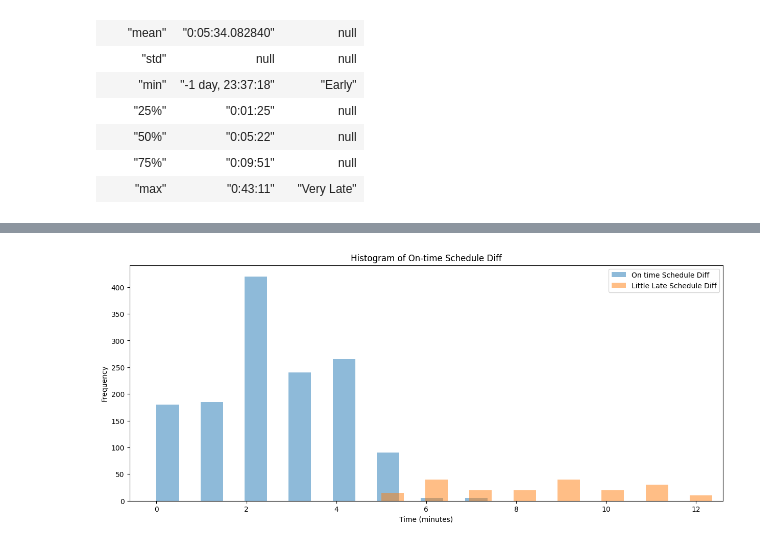
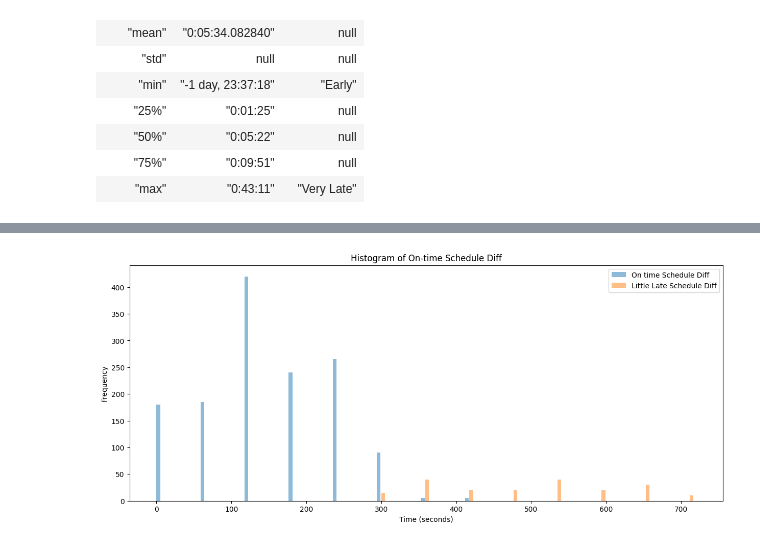
Before and after one commit to shaivilp/Research-Rookies, a Jupyter notebook: data_visualization/predictions.ipynb, the cells around one changed output, grey strips where cells are left out. Saved outputs shown, nothing was run; the diff lists cells and outputs as text; code cells hidden in the pictures.

Commit message:
fix: Made the intersection histogram better to look at. feat: Started looking at what data is overlapping by scheduleDiff

```diff
--- a/data_visualization/predictions.ipynb
+++ b/data_visualization/predictions.ipynb
@@ -329,27 +329,27 @@ shape: (4, 5)
 # %%
 #Pull data for on time and little late statuses
 on_time_data = data.filter(pl.col('statusName') == 'On Time')
 little_late_data = data.filter(pl.col('statusName') == 'Little Late')
 
-#Convert the scheduleDiff to minutes
+#Convert the scheduleDiff to scheduleDiff_seconds
 on_time_data = on_time_data.with_columns(
-    (pl.col("scheduleDiff").dt.total_seconds() / 60).alias("scheduleDiff_minutes")
+    (pl.col("scheduleDiff").dt.total_seconds()).alias("scheduleDiff_seconds")
 )
 
 little_late_data = little_late_data.with_columns(
-    (pl.col("scheduleDiff").dt.total_seconds() / 60).alias("scheduleDiff_minutes")
+    (pl.col("scheduleDiff").dt.total_seconds()).alias("scheduleDiff_seconds")
 )
 
 # Plot the histograms
 plt.figure(figsize=(15, 6))
-plt.hist(on_time_data['scheduleDiff_minutes'].to_list(), bins=50, alpha=0.5, width=0.5, label='On time Schedule Diff')
-plt.hist(little_late_data['scheduleDiff_minutes'].to_list(), bins=50, alpha=0.5, width=0.5, label='Little Late Schedule Diff')
-plt.xlabel('Time (minutes)')
+plt.hist(on_time_data['scheduleDiff_seconds'].to_list(), bins=50, alpha=0.5, width=5, label='On time Schedule Diff')
+plt.hist(little_late_data['scheduleDiff_seconds'].to_list(), bins=50, alpha=0.5, width=5, label='Little Late Schedule Diff')
+plt.xlabel('Time (seconds)')
 plt.ylabel('Frequency')
 plt.title('Histogram of On-time Schedule Diff')
 plt.legend(loc='upper right')
 plt.show()
 # %% [output]
-[figure, old version]
+[figure, new version]
 # %%
 # Define a threshold for overlapping data in minutes
```
Also changed, not shown: parts of 3 cells of this notebook.
